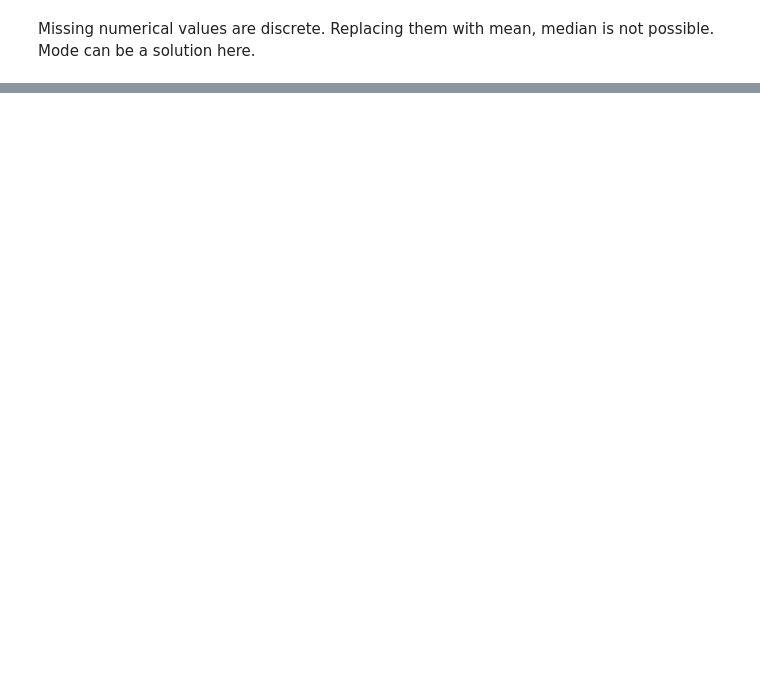
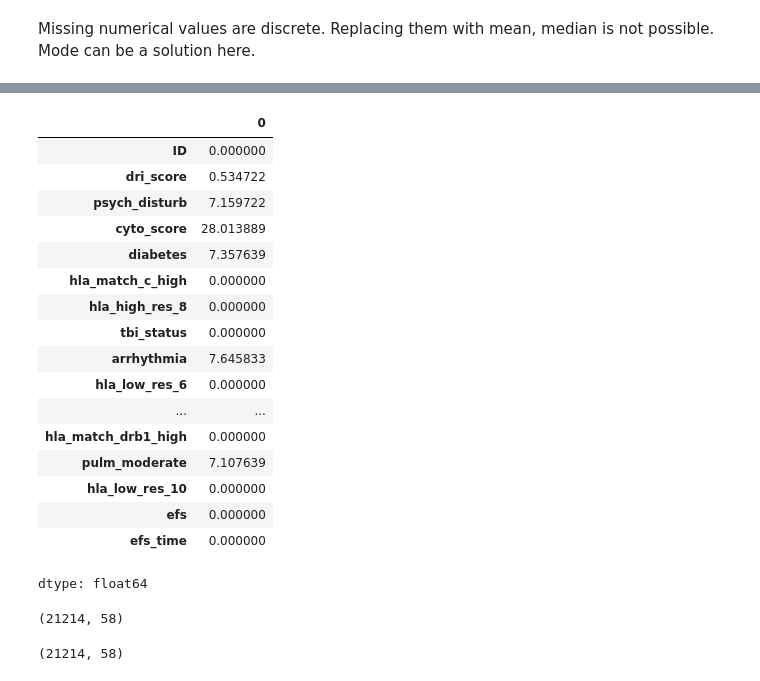
Before and after one commit to AlexBoving/cibmtr-equity-in-post-hct-survival-predictions, a Jupyter notebook: notebooks/eda.ipynb, the cells around one changed output, grey strips where cells are left out. Saved outputs shown, nothing was run; the diff lists cells and outputs as text; code cells hidden in the pictures; blank space fills up the shorter version.

```diff
--- a/notebooks/eda.ipynb
+++ b/notebooks/eda.ipynb
@@ -14,4 +30,4 @@ OSError: dlopen(/Library/Frameworks/Python.framework/Versions/3.12/lib/python3.1
 # %% [markdown]
 ## Read Dataset
 # %%
-df = pd.read_csv('../data/train.csv')
+df = pd.read_csv('/content/train.csv')
@@ -273,0 +301,22 @@ NameError: name 'mf' is not defined
+# %%
+df[numerical_features.columns] = imputed_df[numerical_features.columns]
+df.isnull().sum() / df.shape[0] * 100
+# %% [output]
+|  | 0 |
+| ID | 0.000000 |
+| dri_score | 0.534722 |
+| psych_disturb | 7.159722 |
+| cyto_score | 28.013889 |
+| diabetes | 7.357639 |
+| hla_match_c_high | 0.000000 |
+| hla_high_res_8 | 0.000000 |
+| tbi_status | 0.000000 |
+| arrhythmia | 7.645833 |
+| hla_low_res_6 | 0.000000 |
+| ... | ... |
+| hla_match_drb1_high | 0.000000 |
+| pulm_moderate | 7.107639 |
+| hla_low_res_10 | 0.000000 |
+| efs | 0.000000 |
+| efs_time | 0.000000 |
+dtype: float64
@@ -273,0 +330,11 @@ NameError: name 'mf' is not defined
+# %%
+df.isnull().sum() / df.shape[0] * 100
+df.shape
+# %% [output]
+(21214, 58)
+# %%
+# Fill the missing values with mode.
+df.fillna(df.mode().iloc[0], inplace=True)
+df.shape
+# %% [output]
+(21214, 58)
```
Also changed, not shown: parts of 15 cells of this notebook, 3 other files.
